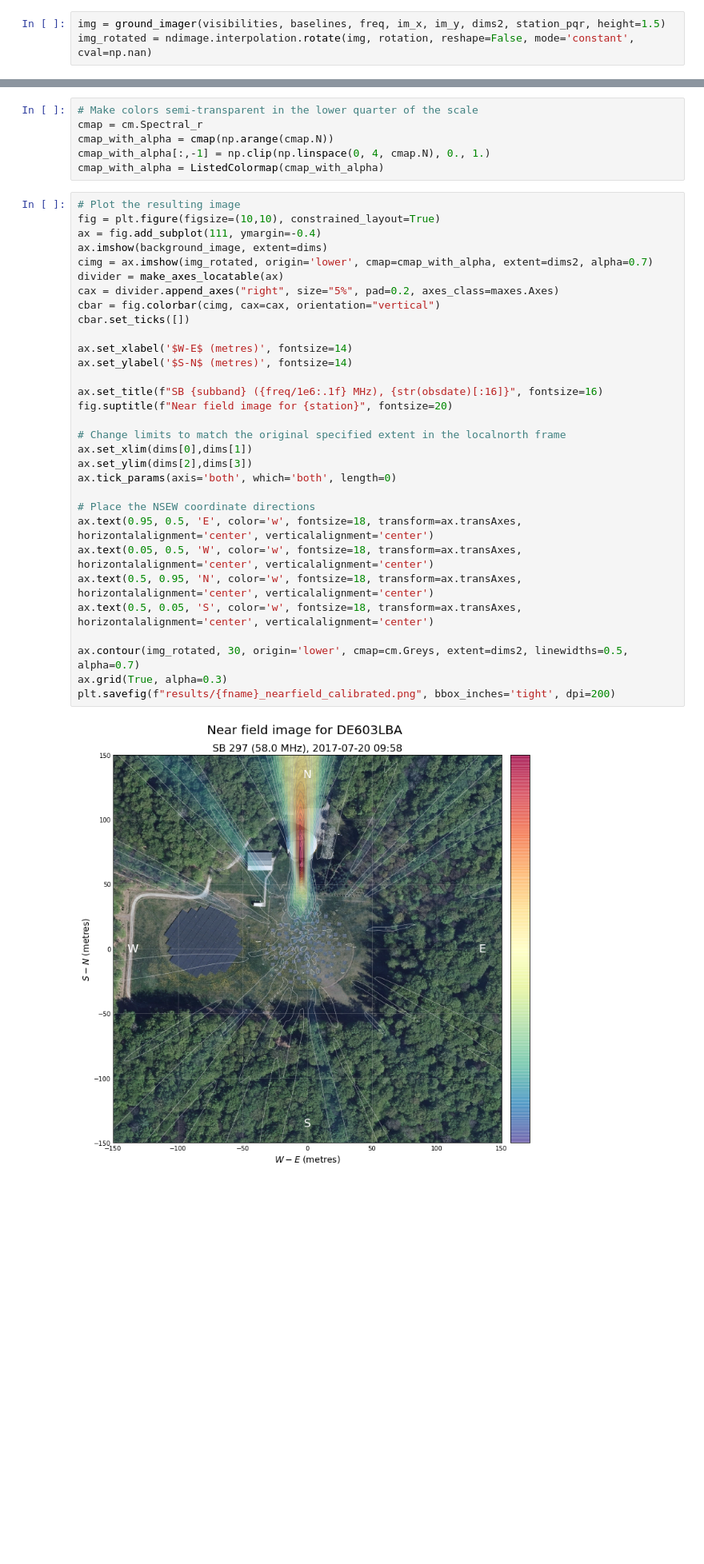
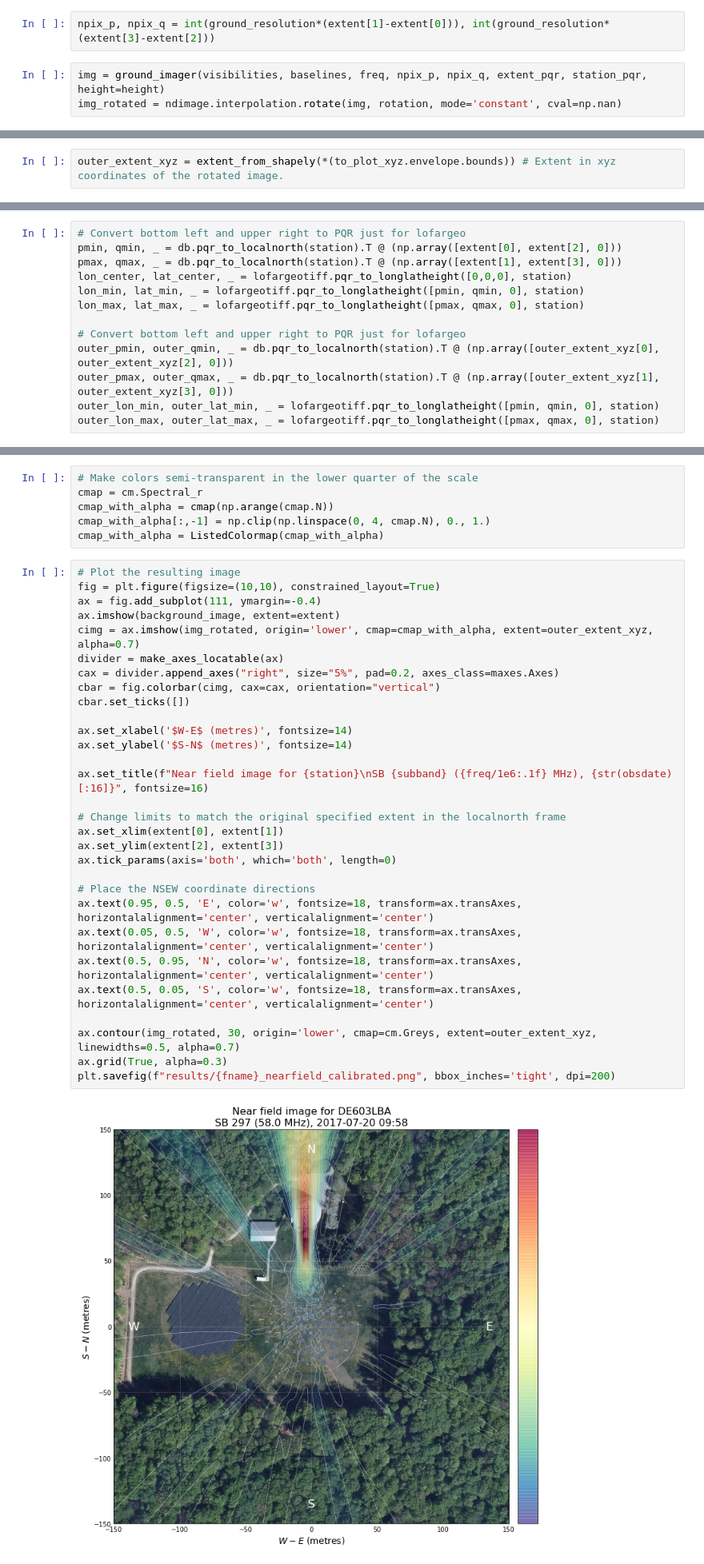
Before and after one commit to lofar-astron/lofarimaging, a Jupyter notebook: LOFAR LBA imaging tutorial v4.ipynb, the cells around one changed output, grey strips where cells are left out. Shown at 80% size. Drawn from its saved outputs; the diff is of its cells as text; blank space fills up the shorter version.

```diff
--- a/LOFAR LBA imaging tutorial v4.ipynb
+++ b/LOFAR LBA imaging tutorial v4.ipynb
@@ -279,3 +295,5 @@ dims2 = get_extents_pqr(db.pqr_to_localnorth(station)[:2, :2], dims) # image fur
+# %%
+npix_p, npix_q = int(ground_resolution*(extent[1]-extent[0])), int(ground_resolution*(extent[3]-extent[2]))
 # %%
-img = ground_imager(visibilities, baselines, freq, im_x, im_y, dims2, station_pqr, height=1.5)
-img_rotated = ndimage.interpolation.rotate(img, rotation, reshape=False, mode='constant', cval=np.nan)
+img = ground_imager(visibilities, baselines, freq, npix_p, npix_q, extent_pqr, station_pqr, height=height)
+img_rotated = ndimage.interpolation.rotate(img, rotation, mode='constant', cval=np.nan)
@@ -285,2 +300,4 @@ pmax, qmax, _ = db.pqr_to_localnorth(station).T @ [dims[1], dims[3], 0]
+# %%
+outer_extent_xyz = extent_from_shapely(*(to_plot_xyz.envelope.bounds)) # Extent in xyz coordinates of the rotated image.
 # %%
 import lofargeotiff
@@ -291,3 +304,16 @@ lon_max, lat_max, _ = lofargeotiff.pqr_to_longlatheight([pmax, qmax, 0], station
+# %%
+# Convert bottom left and upper right to PQR just for lofargeo
+pmin, qmin, _ = db.pqr_to_localnorth(station).T @ (np.array([extent[0], extent[2], 0]))
+pmax, qmax, _ = db.pqr_to_localnorth(station).T @ (np.array([extent[1], extent[3], 0]))
+lon_center, lat_center, _ = lofargeotiff.pqr_to_longlatheight([0,0,0], station)
+lon_min, lat_min, _ = lofargeotiff.pqr_to_longlatheight([pmin, qmin, 0], station)
+lon_max, lat_max, _ = lofargeotiff.pqr_to_longlatheight([pmax, qmax, 0], station)
+
+# Convert bottom left and upper right to PQR just for lofargeo
+outer_pmin, outer_qmin, _ = db.pqr_to_localnorth(station).T @ (np.array([outer_extent_xyz[0], outer_extent_xyz[2], 0]))
+outer_pmax, outer_qmax, _ = db.pqr_to_localnorth(station).T @ (np.array([outer_extent_xyz[1], outer_extent_xyz[3], 0]))
+outer_lon_min, outer_lat_min, _ = lofargeotiff.pqr_to_longlatheight([pmin, qmin, 0], station)
+outer_lon_max, outer_lat_max, _ = lofargeotiff.pqr_to_longlatheight([pmax, qmax, 0], station)
 # %%
 background_image = get_background_image(lon_min, lon_max, lat_min, lat_max, 19)
 # %%
@@ -299,36 +325,35 @@ cmap_with_alpha = ListedColormap(cmap_with_alpha)
 # %%
 # Plot the resulting image
 fig = plt.figure(figsize=(10,10), constrained_layout=True)
 ax = fig.add_subplot(111, ymargin=-0.4)
-ax.imshow(background_image, extent=dims)
-cimg = ax.imshow(img_rotated, origin='lower', cmap=cmap_with_alpha, extent=dims2, alpha=0.7)
+ax.imshow(background_image, extent=extent)
+cimg = ax.imshow(img_rotated, origin='lower', cmap=cmap_with_alpha, extent=outer_extent_xyz, alpha=0.7)
 divider = make_axes_locatable(ax)
 cax = divider.append_axes("right", size="5%", pad=0.2, axes_class=maxes.Axes)
 cbar = fig.colorbar(cimg, cax=cax, orientation="vertical")
 cbar.set_ticks([])
 
 ax.set_xlabel('$W-E$ (metres)', fontsize=14)
 ax.set_ylabel('$S-N$ (metres)', fontsize=14)
 
-ax.set_title(f"SB {subband} ({freq/1e6:.1f} MHz), {str(obsdate)[:16]}", fontsize=16)
-fig.suptitle(f"Near field image for {station}", fontsize=20)
+ax.set_title(f"Near field image for {station}\nSB {subband} ({freq/1e6:.1f} MHz), {str(obsdate)[:16]}", fontsize=16)
 
 # Change limits to match the original specified extent in the localnorth frame
-ax.set_xlim(dims[0],dims[1])
-ax.set_ylim(dims[2],dims[3])
+ax.set_xlim(extent[0], extent[1])
+ax.set_ylim(extent[2], extent[3])
 ax.tick_params(axis='both', which='both', length=0)
 
 # Place the NSEW coordinate directions
 ax.text(0.95, 0.5, 'E', color='w', fontsize=18, transform=ax.transAxes, horizontalalignment='center', verticalalignment='center')
 ax.text(0.05, 0.5, 'W', color='w', fontsize=18, transform=ax.transAxes, horizontalalignment='center', verticalalignment='center')
 ax.text(0.5, 0.95, 'N', color='w', fontsize=18, transform=ax.transAxes, horizontalalignment='center', verticalalignment='center')
 ax.text(0.5, 0.05, 'S', color='w', fontsize=18, transform=ax.transAxes, horizontalalignment='center', verticalalignment='center')
 
-ax.contour(img_rotated, 30, origin='lower', cmap=cm.Greys, extent=dims2, linewidths=0.5, alpha=0.7)
+ax.contour(img_rotated, 30, origin='lower', cmap=cm.Greys, extent=outer_extent_xyz, linewidths=0.5, alpha=0.7)
 ax.grid(True, alpha=0.3)
 plt.savefig(f"results/{fname}_nearfield_calibrated.png", bbox_inches='tight', dpi=200)
 # %% [output]
-[figure, old version]
+[figure, new version]
 # %%
 plt.imsave(f"results/{fname}_nearfield_calibrated_noaxes.png", img_rotated,
            cmap=cmap_with_alpha, origin='lower')
```
Also changed, not shown: parts of 19 cells of this notebook, 1 other file.
